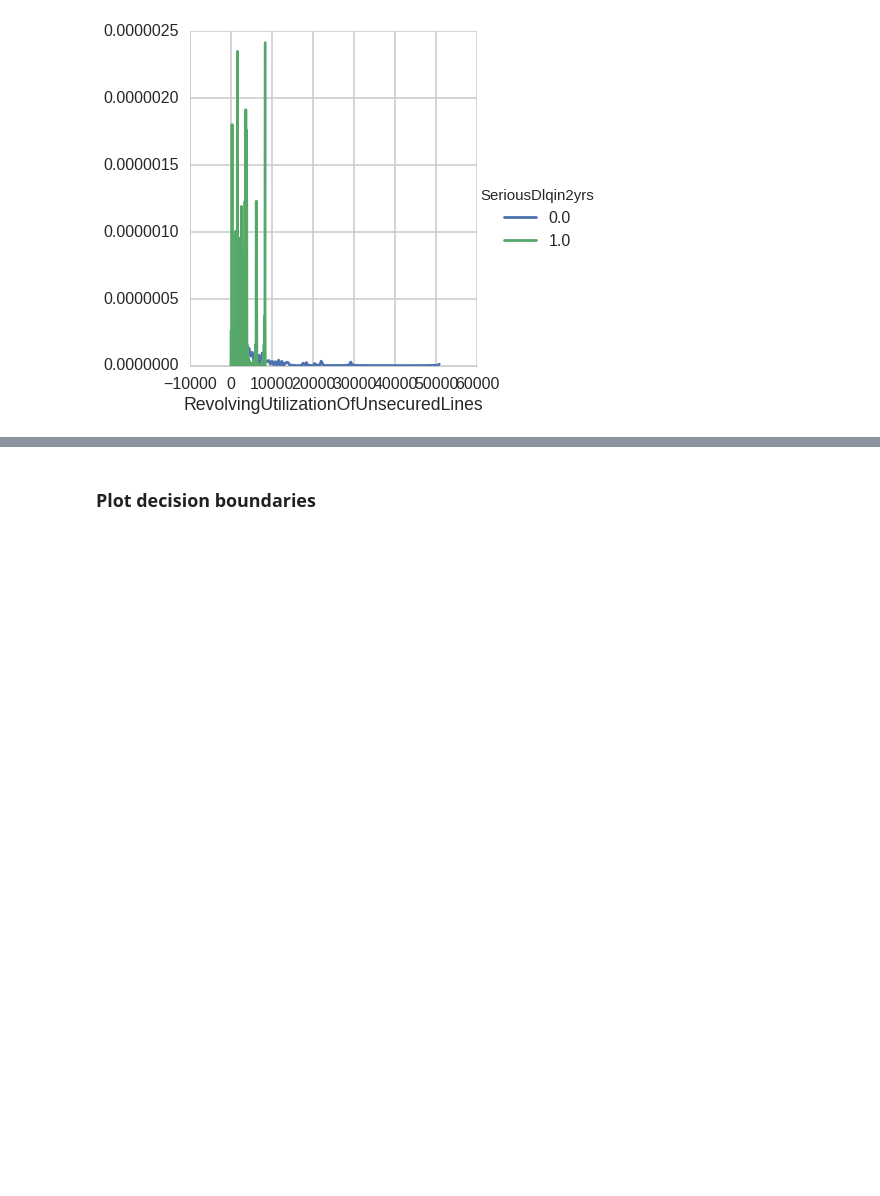
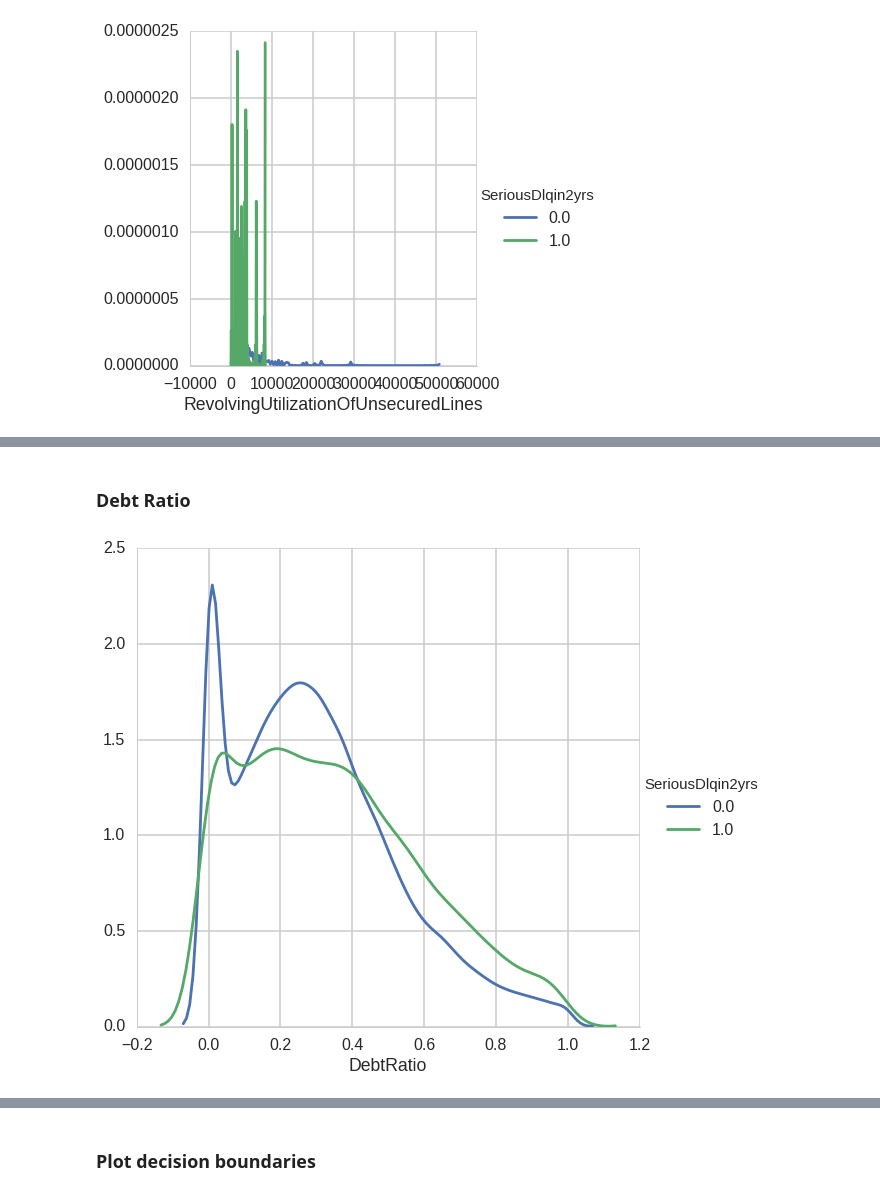
Before and after one commit to numb3r33/Give-Me-Credit, a Jupyter notebook: notebooks/Give-Me-Credit-Exploration.ipynb, the cells around one changed output, grey strips where cells are left out. Cells and saved outputs as stored; diff of their text form; code cells hidden in the pictures; blank space fills up the shorter version.

```diff
--- a/notebooks/Give-Me-Credit-Exploration.ipynb
+++ b/notebooks/Give-Me-Credit-Exploration.ipynb
@@ -115,0 +134,8 @@ test['utilization_levels'] = data.loc[data.SeriousDlqin2yrs.isnull(), 'utilizati
+# %% [markdown]
+### Debt Ratio
+# %%
+sns.FacetGrid(data.loc[data.DebtRatio <= 1.], hue='SeriousDlqin2yrs', size=8)\
+    .map(sns.kdeplot, 'DebtRatio')\
+    .add_legend();
+# %% [output]
+[figure, added]
```
Also changed, not shown: parts of 18 cells of this notebook.
